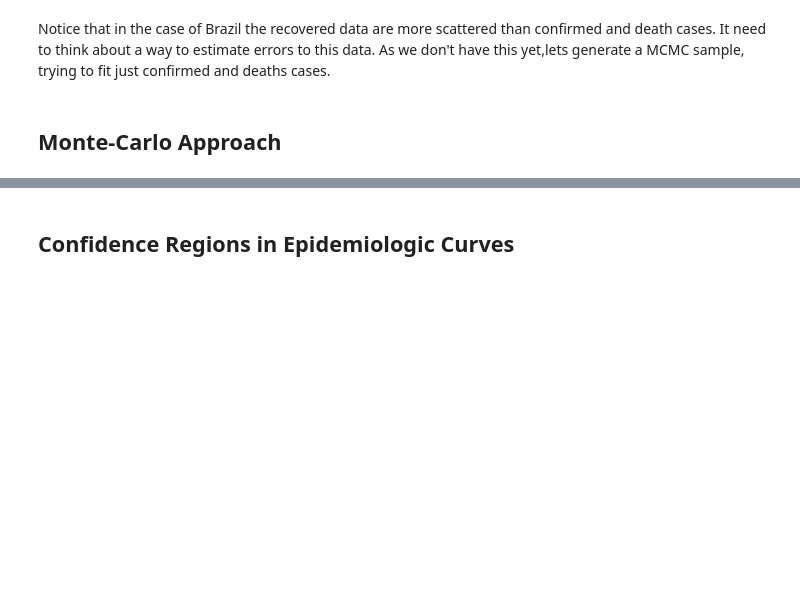
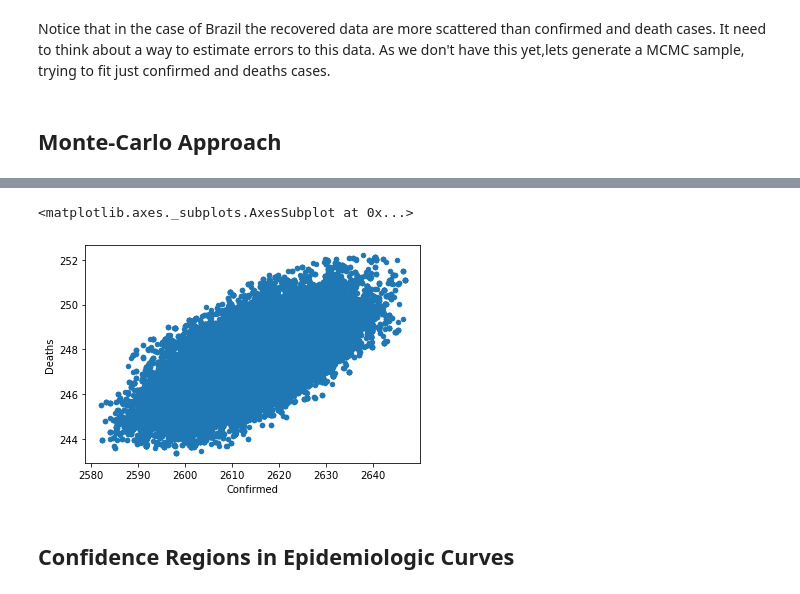
Before and after one commit to emdemor/cov19, a Jupyter notebook: main.ipynb, the cells around one changed output, grey strips where cells are left out. Saved outputs shown, nothing was run; the diff lists cells and outputs as text; code cells hidden in the pictures; blank space fills up the shorter version.

```diff
--- a/main.ipynb
+++ b/main.ipynb
@@ -83,3 +83,22 @@ SingleParameterEstimates
+# %%
+df = pd.read_csv('tables/epidemiological_par.csv',
+                 sep='\t'
+                )
+
+df_cd_plot = df[['Confirmed','Deaths']]
+
+cint = list(map(lambda x: df[['Confirmed']].quantile(x)[0],[0.0001,0.999]))
+dint = list(map(lambda x: df[['Deaths']].quantile(x)[0],[0.0001,0.997]))
+
+conditions = True
+conditions &= (cint[0] < df_cd_plot['Confirmed']) & (df_cd_plot['Confirmed'] < cint[1])
+conditions &= (dint[0] < df_cd_plot['Deaths'])    & (df_cd_plot['Deaths']    < dint[1])
+
+
+df_cd_plot[conditions].plot.scatter(x = 'Confirmed', y = 'Deaths')
+# %% [output]
+<matplotlib.axes._subplots.AxesSubplot at 0x...>
+[figure, added]
 # %% [markdown]
 ## Confidence Regions in Epidemiologic Curves
 # %%
```
Also changed, not shown: parts of 3 cells of this notebook, 2 other files.
